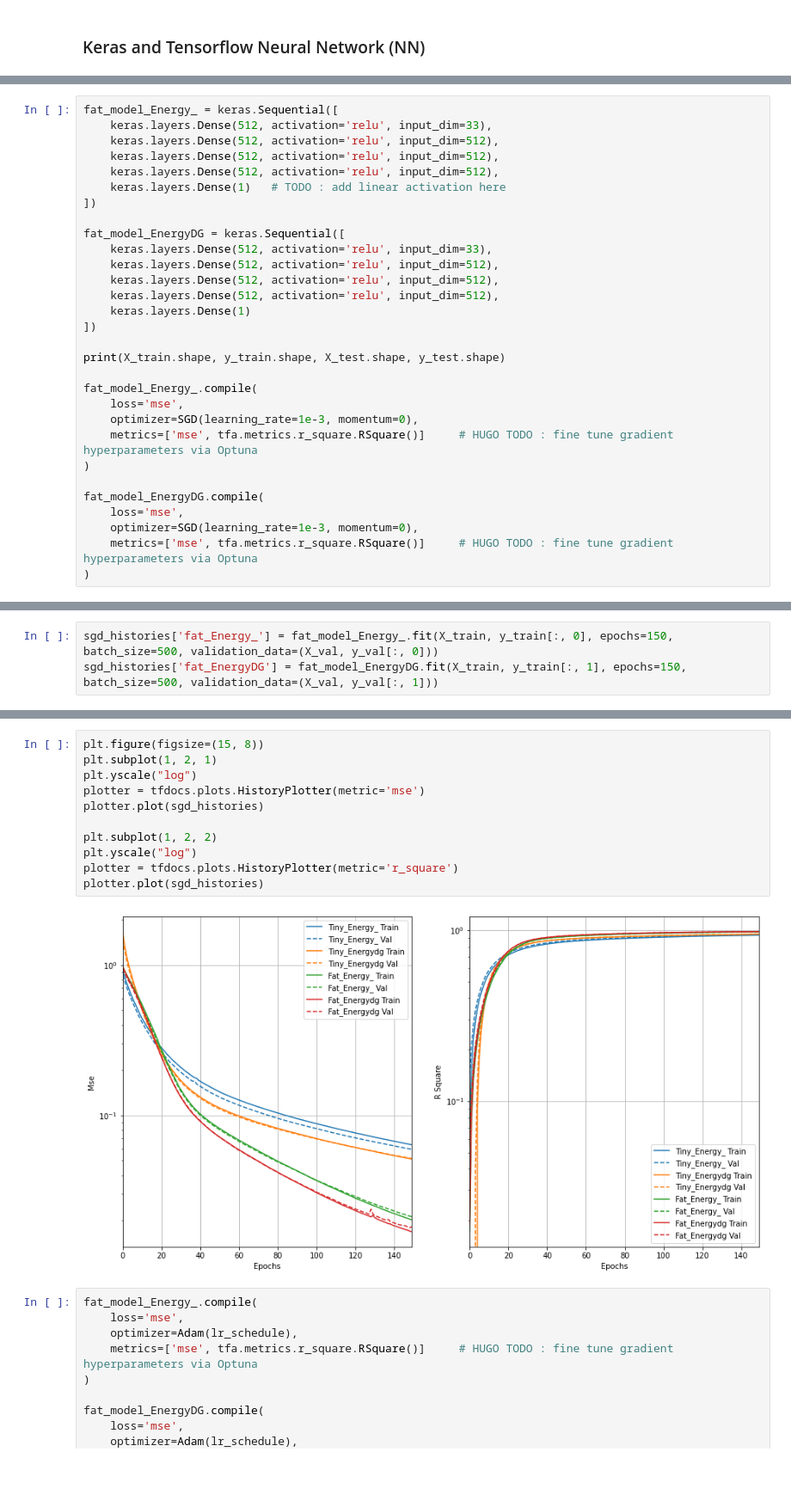
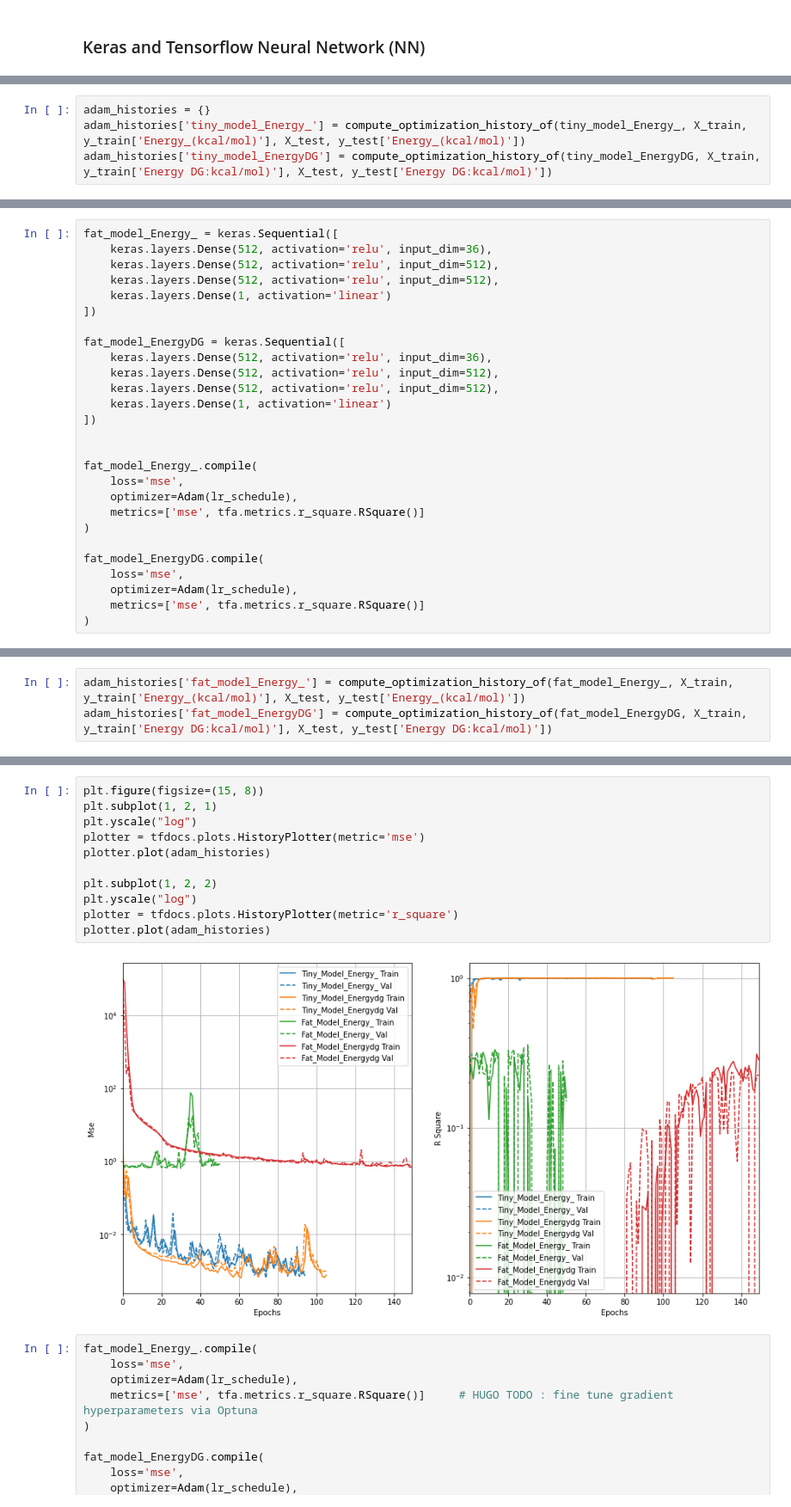
Before and after one commit to HaldiH/dm_project, a Jupyter notebook: keras.ipynb, the cells around one changed output, grey strips where cells are left out. Shown at 86% size. Drawn from its saved outputs; the diff is of its cells as text; blank space fills up the shorter version.

```diff
--- a/keras.ipynb
+++ b/keras.ipynb
@@ -151,0 +213,4 @@ Epoch 64: early stopping
+# %%
+adam_histories = {}
+adam_histories['tiny_model_Energy_'] = compute_optimization_history_of(tiny_model_Energy_, X_train, y_train['Energy_(kcal/mol)'], X_test, y_test['Energy_(kcal/mol)'])
+adam_histories['tiny_model_EnergyDG'] = compute_optimization_history_of(tiny_model_EnergyDG, X_train, y_train['Energy DG:kcal/mol)'], X_test, y_test['Energy DG:kcal/mol)'])
@@ -167,30 +243,27 @@ plotter.plot(adam_histories)
 # %%
 fat_model_Energy_ = keras.Sequential([
-    keras.layers.Dense(512, activation='relu', input_dim=33),
+    keras.layers.Dense(512, activation='relu', input_dim=36),
     keras.layers.Dense(512, activation='relu', input_dim=512),
     keras.layers.Dense(512, activation='relu', input_dim=512),
-    keras.layers.Dense(512, activation='relu', input_dim=512),
-    keras.layers.Dense(1)   # TODO : add linear activation here
+    keras.layers.Dense(1, activation='linear')
 ])
 
 fat_model_EnergyDG = keras.Sequential([
-    keras.layers.Dense(512, activation='relu', input_dim=33),
+    keras.layers.Dense(512, activation='relu', input_dim=36),
     keras.layers.Dense(512, activation='relu', input_dim=512),
     keras.layers.Dense(512, activation='relu', input_dim=512),
-    keras.layers.Dense(512, activation='relu', input_dim=512),
-    keras.layers.Dense(1)
+    keras.layers.Dense(1, activation='linear')
 ])
 
-print(X_train.shape, y_train.shape, X_test.shape, y_test.shape)
 
 fat_model_Energy_.compile(
     loss='mse',
-    optimizer=SGD(learning_rate=1e-3, momentum=0),
-    metrics=['mse', tfa.metrics.r_square.RSquare()]     # HUGO TODO : fine tune gradient hyperparameters via Optuna
+    optimizer=Adam(lr_schedule),
+    metrics=['mse', tfa.metrics.r_square.RSquare()]
 )
 
 fat_model_EnergyDG.compile(
     loss='mse',
-    optimizer=SGD(learning_rate=1e-3, momentum=0),
-    metrics=['mse', tfa.metrics.r_square.RSquare()]     # HUGO TODO : fine tune gradient hyperparameters via Optuna
+    optimizer=Adam(lr_schedule),
+    metrics=['mse', tfa.metrics.r_square.RSquare()]
 )
@@ -199,3 +269,0 @@ fat_model_EnergyDG.compile(
-# %%
-sgd_histories['fat_Energy_'] = fat_model_Energy_.fit(X_train, y_train[:, 0], epochs=150, batch_size=500, validation_data=(X_val, y_val[:, 0]))
-sgd_histories['fat_EnergyDG'] = fat_model_EnergyDG.fit(X_train, y_train[:, 1], epochs=150, batch_size=500, validation_data=(X_val, y_val[:, 1]))
@@ -219,0 +280,3 @@ Epoch 150/150
+# %%
+adam_histories['fat_model_Energy_'] = compute_optimization_history_of(fat_model_Energy_, X_train, y_train['Energy_(kcal/mol)'], X_test, y_test['Energy_(kcal/mol)'])
+adam_histories['fat_model_EnergyDG'] = compute_optimization_history_of(fat_model_EnergyDG, X_train, y_train['Energy DG:kcal/mol)'], X_test, y_test['Energy DG:kcal/mol)'])
@@ -220,16 +292,16 @@ Epoch 150/150
 # %%
 plt.figure(figsize=(15, 8))
 plt.subplot(1, 2, 1)
 plt.yscale("log")
 plotter = tfdocs.plots.HistoryPlotter(metric='mse')
-plotter.plot(sgd_histories)
+plotter.plot(adam_histories)
 
 plt.subplot(1, 2, 2)
 plt.yscale("log")
 plotter = tfdocs.plots.HistoryPlotter(metric='r_square')
-plotter.plot(sgd_histories)
+plotter.plot(adam_histories)
 # %% [output]
-[figure, old version]
+[figure, new version]
 # %%
 fat_model_Energy_.compile(
     loss='mse',
```
Also changed, not shown: parts of 31 cells of this notebook, 2 other files.
